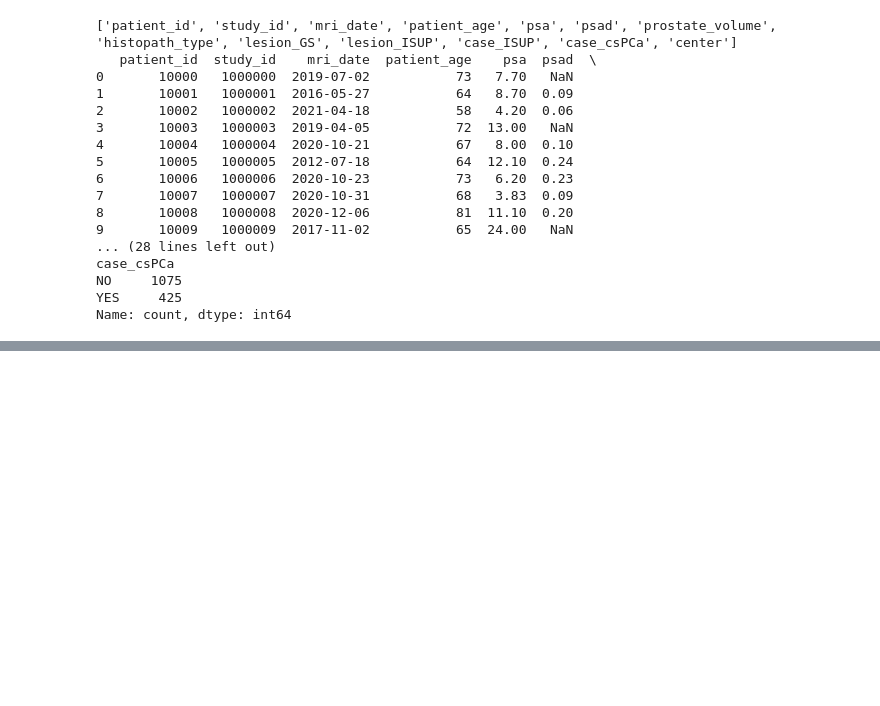
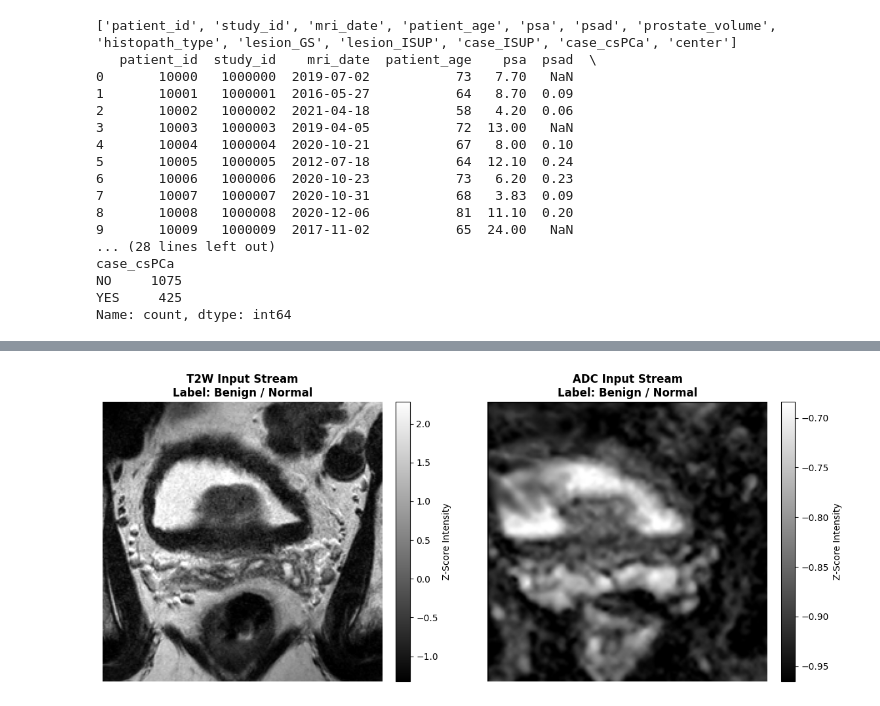
Before and after one commit to Andrew-Ayegh/Dual-Stream-Prostate-Cancer-Detection, a Jupyter notebook: main.ipynb, the cells around one changed output, grey strips where cells are left out. Saved outputs shown, nothing was run; the diff lists cells and outputs as text; code cells hidden in the pictures; blank space fills up the shorter version.

Commit message:
fix normalization error

```diff
--- a/main.ipynb
+++ b/main.ipynb
@@ -1408,0 +1413,36 @@ Slices with >= 100 unique values: 1976
+# %%
+import matplotlib.pyplot as plt
+import torch
+
+# 1. Grab a single batch from your active training loader
+t2w_batch, adc_batch, label_batch = next(iter(train_loader))
+
+# 2. Pick a sample index inside the batch to inspect (0 to 15)
+sample_idx = 0
+
+# 3. Extract the 2D arrays and remove the channel dimension using .squeeze()
+# Converted to numpy arrays for matplotlib
+t2w_vis = t2w_batch[sample_idx].squeeze().numpy()
+adc_vis = adc_batch[sample_idx].squeeze().numpy()
+label = int(label_batch[sample_idx].item())
+
+# 4. Set up the side-by-side plot
+fig, axes = plt.subplots(1, 2, figsize=(12, 5))
+status = "Malignant (CSPCa)" if label == 1 else "Benign / Normal"
+
+# Plot T2W (Structural Anatomy Stream)
+im1 = axes[0].imshow(t2w_vis, cmap='gray')
+axes[0].set_title(f"T2W Input Stream\nLabel: {status}", fontsize=12, fontweight='bold')
+axes[0].axis('off')
+fig.colorbar(im1, ax=axes[0], fraction=0.046, pad=0.04).set_label('Z-Score Intensity')
+
+# Plot ADC (Cellular Density Stream)
+im2 = axes[1].imshow(adc_vis, cmap='gray') # medical standard is gray, 'bone', or 'inferno' for functional maps
+axes[1].set_title(f"ADC Input Stream\nLabel: {status}", fontsize=12, fontweight='bold')
+axes[1].axis('off')
+fig.colorbar(im2, ax=axes[1], fraction=0.046, pad=0.04).set_label('Z-Score Intensity')
+
+plt.tight_layout()
+plt.show()
+# %% [output]
+[figure, added]
```
Also changed, not shown: parts of 16 cells of this notebook.
